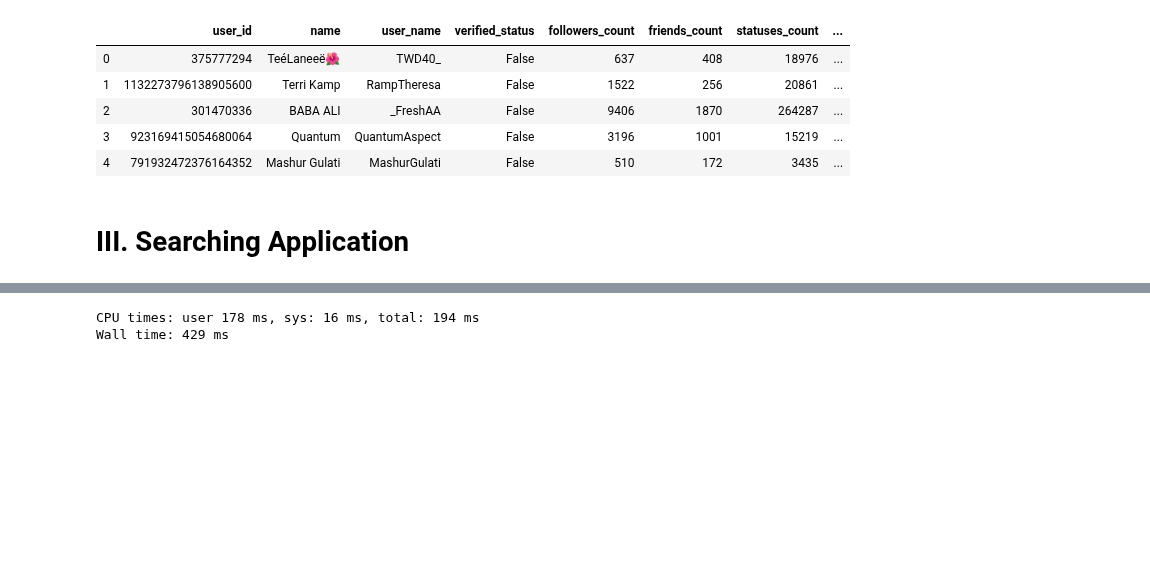
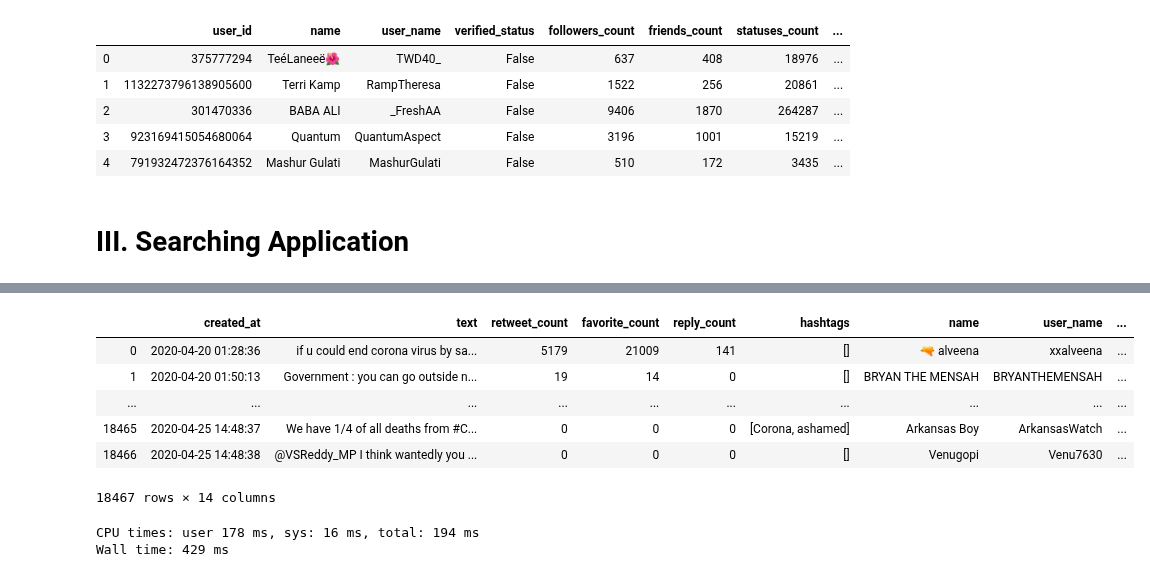
Before and after one commit to Hui-Dora-Wang/Search-Application-on-Twitter, a Jupyter notebook: search_app.ipynb, the cells around one changed output, grey strips where cells are left out. Drawn from its saved outputs; the diff is of its cells as text; code cells hidden in the pictures; blank space fills up the shorter version.

```diff
--- a/search_app.ipynb
+++ b/search_app.ipynb
@@ -404,0 +425,21 @@ corona
+# %%
+%%time
+
+##sort it by time (asc)
+range_tweet = pd.DataFrame(tweet.find({'created_at': {"$gte": start, "$lte": end}}).sort([("created_at", 1)]))
+
+if(len(range_tweet)==0):
+    print("Error: No result for input range!")
+    range_search_table = None
+else:
+    r_user=tuple(range_tweet["user_id"].tolist())
+    params = {'l': r_user}
+
+    cur.execute('SELECT * FROM users_data where user_id in %(l)s',params)
+    range_user = pd.DataFrame(cur.fetchall())
+    range_user.columns =  [i[0] for i in cur.description]
+
+    range_search_table = pd.merge(range_tweet, range_user, how = 'left', on = ['user_id']).drop(['_id','id','user_id'], axis=1)
+
+range_search_table
+# %% [output]
@@ -405,3 +447,10 @@ corona
+|  | created_at | text | retweet_count | favorite_count | reply_count | hashtags | name | user_name | ... |
+| 0 | 2020-04-20 01:28:36 | if u could end corona virus by sa... | 5179 | 21009 | 141 | [] | 🔫 alveena | xxalveena | ... |
+| 1 | 2020-04-20 01:50:13 | Government : you can go outside n... | 19 | 14 | 0 | [] | BRYAN THE MENSAH | BRYANTHEMENSAH | ... |
+| ... | ... | ... | ... | ... | ... | ... | ... | ... | ... |
+| 18465 | 2020-04-25 14:48:37 | We have 1/4 of all deaths from #C... | 0 | 0 | 0 | [Corona, ashamed] | Arkansas Boy | ArkansasWatch | ... |
+| 18466 | 2020-04-25 14:48:38 | @VSReddy_MP I think wantedly you ... | 0 | 0 | 0 | [] | Venugopi | Venu7630 | ... |
+18467 rows × 14 columns
 # %%
 %%time
 # using MongoDB
```
Also changed, not shown: parts of 7 cells of this notebook.
